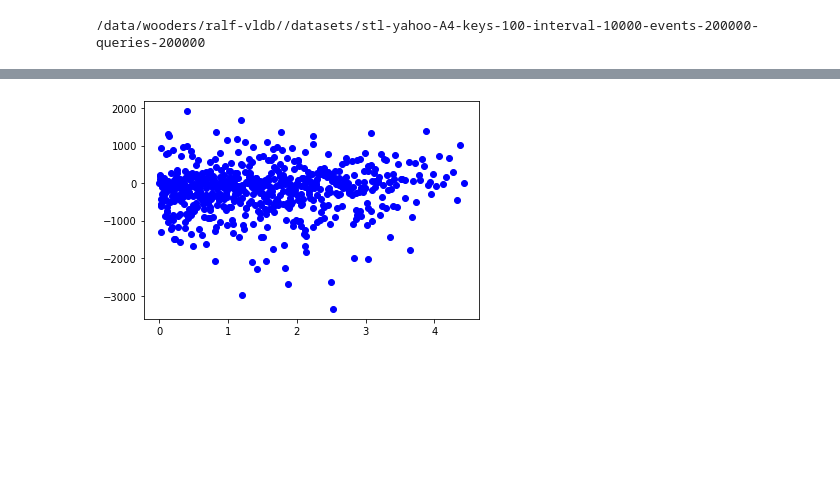
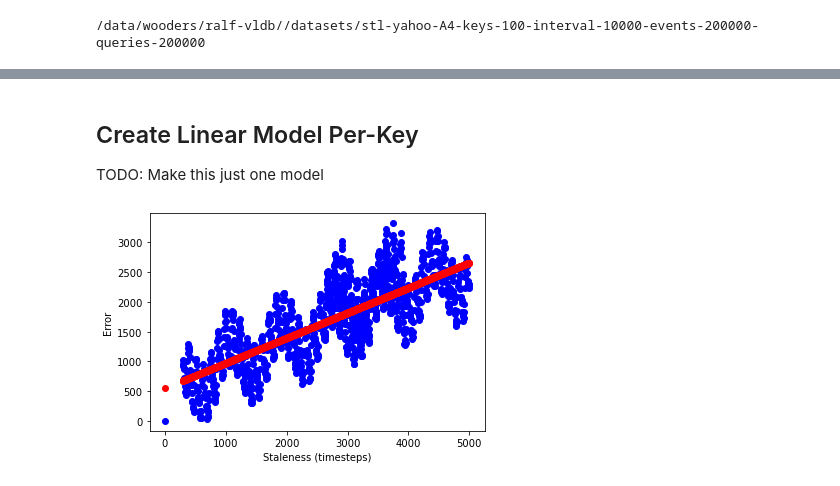
Before and after one commit to feature-store/experiments, a Jupyter notebook: nb/02-24-22 STL Feature Store Loss Model .ipynb, the cells around one changed output, grey strips where cells are left out. Saved outputs shown, nothing was run; the diff lists cells and outputs as text; code cells hidden in the pictures; blank space fills up the shorter version.

```diff
--- a/nb/02-24-22 STL Feature Store Loss Model .ipynb
+++ b/nb/02-24-22 STL Feature Store Loss Model .ipynb
@@ -29,5 +44,4 @@ dataset_dir = use_dataset(experiment)
 # %%
-joined_df = pd.read_csv(f"{results_dir}/query_results_workers_4_lifo_window_672_slide_48.csv")
+joined_df = pd.read_csv(f"{results_dir}/query_results_workers_1_lifo_window_672_slide_672.csv")
 joined_df["seasonality"] = joined_df['seasonality'].apply(ast.literal_eval)
 joined_df["trend"] = joined_df['trend'].apply(ast.literal_eval)
-joined_df
@@ -48,6 +50,5 @@ joined_df
 # %%
-df = queries_df.merge(joined_df, on=["query_id", "key_id"], suffixes=('_query', '_feature'))
-joined_df["prediction"] = df.dropna().apply(lambda x: predict(
+df["prediction"] = df.dropna().apply(lambda x: predict(
         int(x["value"]),
         int(x["trend"][-1]),
         x["seasonality"],
@@ -149,18 +132,20 @@ for index, row in joined_df.iterrows():
+# %% [markdown]
+## Create Linear Model Per-Key
+TODO: Make this just one model
 # %%
-key = 41
-s = []
-e = []
-for i in range(len(X)):
-    if X[i][1] == key:
-        s.append(X[i][0])
-        e.append(Y[i])
+import math
+
+models = {}
+for key in range(1, 101, 1):
+    s = []
+    e = []
+    for i in range(len(X)):
+        if X[i][1] == key:
+            #if Y[i]*Y[i] > 10000: continue
+            if X[i][0] > 5000: continue
+            s.append(X[i][0])
+            e.append(math.sqrt(Y[i]*Y[i]))
+            #print(X[i], Y[i])
+
+    clf = LinearRegression().fit([[x] for x in s], e)
+    models[key] = {"x": s, "y": e, "model": clf}
-# %%
-import matplotlib.pyplot as plt
-
-
-plt.scatter(s, e, c ="blue")
-
-# To show the plot
-plt.show()
-# %% [output]
-[figure, removed]
@@ -168,0 +152,13 @@ from sklearn.linear_model import LogisticRegression
+# %%
+import matplotlib.pyplot as plt
+
+# plot single key
+
+key = 3
+plt.scatter(models[key]["x"], models[key]["y"], c ="blue")
+plt.scatter(models[key]["x"], [models[key]["model"].predict([[x] for x in models[key]["x"]])], c ="red")
+plt.ylabel("Error")
+plt.xlabel("Staleness (timesteps)")
+plt.show()
+# %% [output]
+[figure, added]
```
Also changed, not shown: parts of 16 cells of this notebook, 1 other file.
